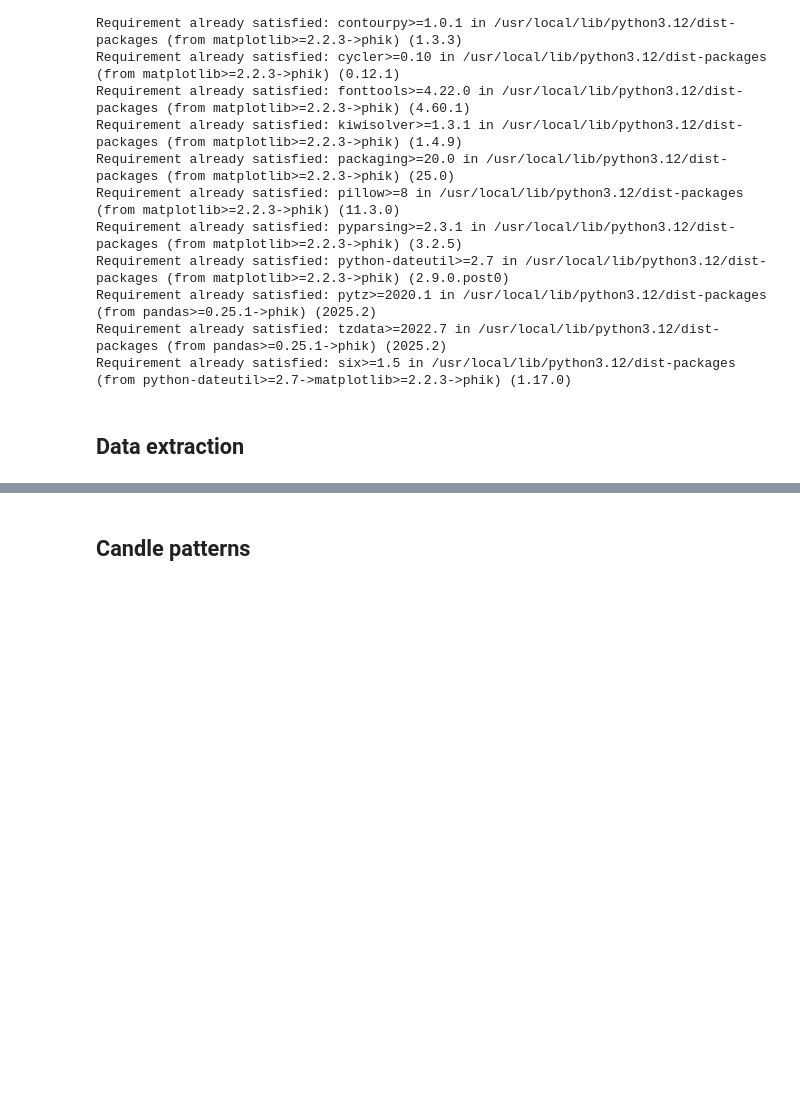
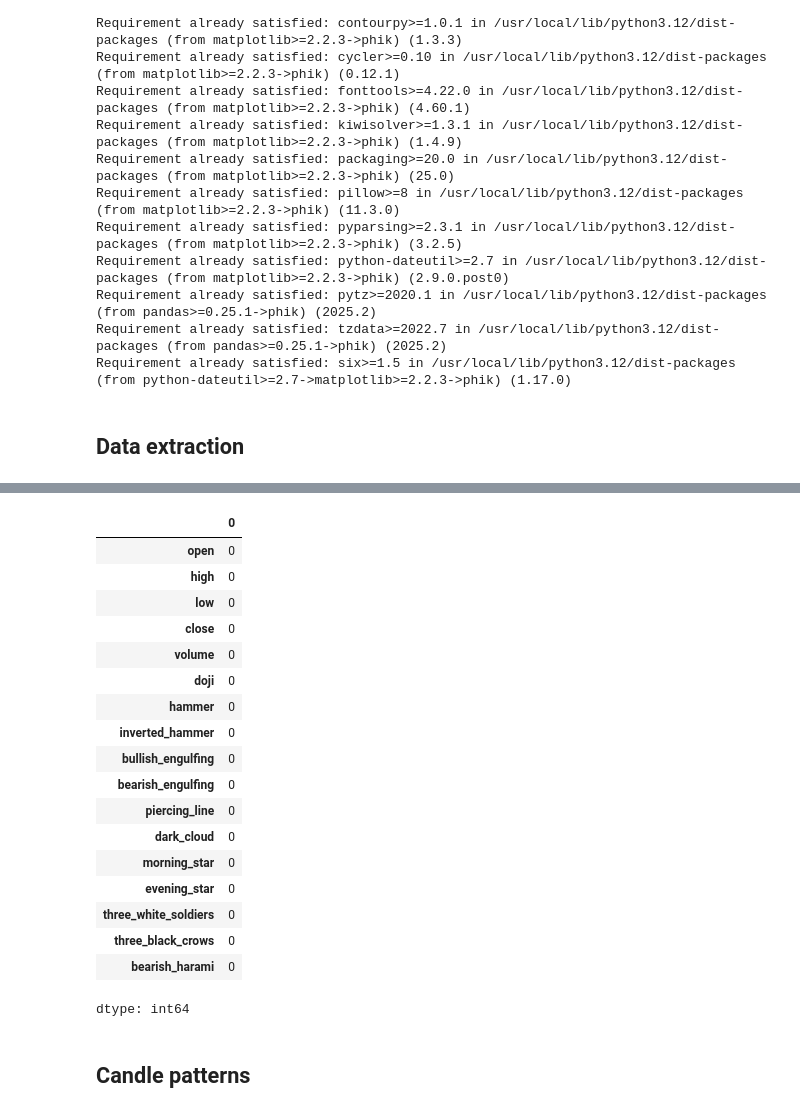
Before and after one commit to dkalenov/trading-bots-and-strategies, a Jupyter notebook: candle_pattern_strategy/Pattern_strategy.ipynb, the cells around one changed output, grey strips where cells are left out. Saved outputs shown, nothing was run; the diff lists cells and outputs as text; code cells hidden in the pictures; blank space fills up the shorter version.

```diff
--- a/candle_pattern_strategy/Pattern_strategy.ipynb
+++ b/candle_pattern_strategy/Pattern_strategy.ipynb
@@ -1033,3 +1309,25 @@ plt.show()
+# %%
+df_stationary.isna().sum()
+# %% [output]
+|  | 0 |
+| open | 0 |
+| high | 0 |
+| low | 0 |
+| close | 0 |
+| volume | 0 |
+| doji | 0 |
+| hammer | 0 |
+| inverted_hammer | 0 |
+| bullish_engulfing | 0 |
+| bearish_engulfing | 0 |
+| piercing_line | 0 |
+| dark_cloud | 0 |
+| morning_star | 0 |
+| evening_star | 0 |
+| three_white_soldiers | 0 |
+| three_black_crows | 0 |
+| bearish_harami | 0 |
+dtype: int64
 # %% [markdown]
 ## Candle patterns
 # %%
```
Also changed, not shown: parts of 34 cells of this notebook.
